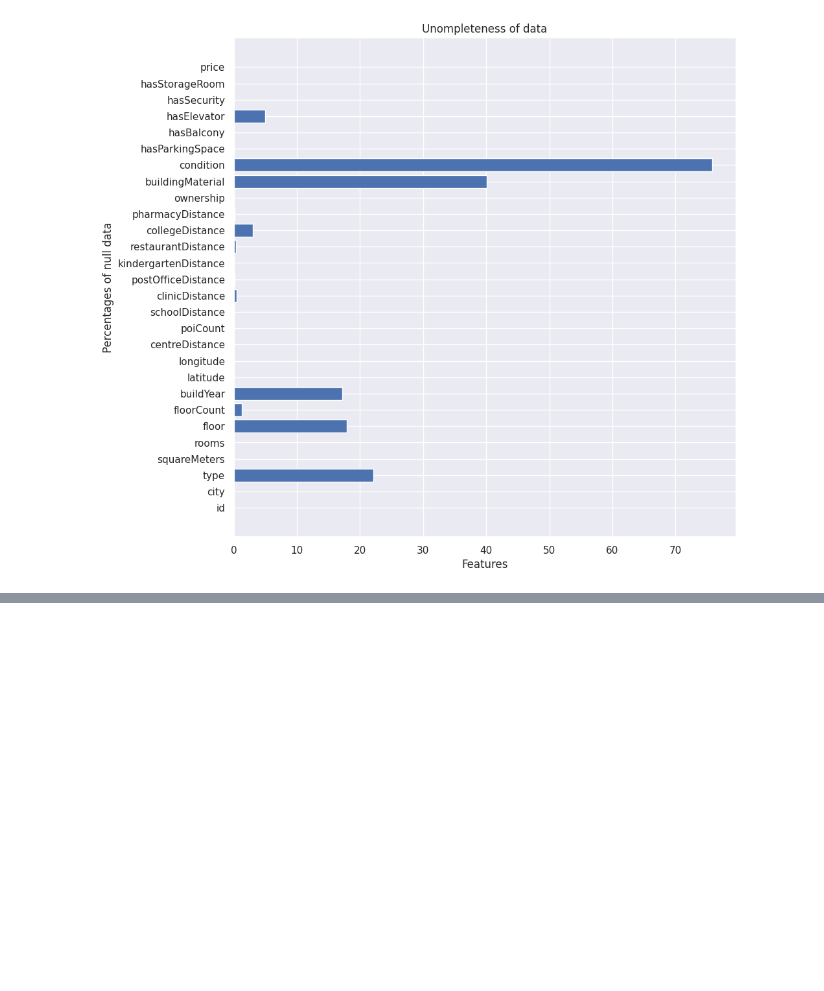
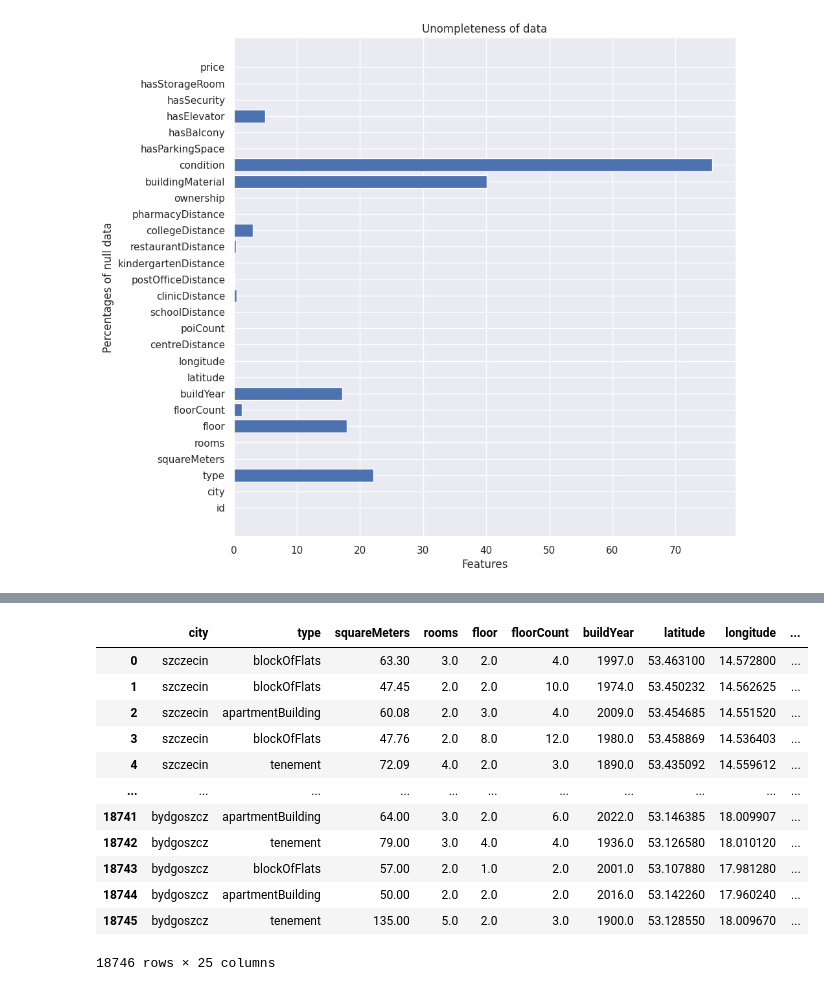
Before and after one commit to SzymonCisowski/PFML_Project, a Jupyter notebook: Projekt_PFML1.ipynb, the cells around one changed output, grey strips where cells are left out. Drawn from its saved outputs; the diff is of its cells as text; code cells hidden in the pictures; blank space fills up the shorter version.

```diff
--- a/Projekt_PFML1.ipynb
+++ b/Projekt_PFML1.ipynb
@@ -71,3 +71,13 @@ plt.ylabel('Percentages of null data')
 # %% [output]
 Text(0, 0.5, 'Percentages of null data')
 [figure]
+# %%
+from sklearn.preprocessing import LabelEncoder
+
+cat_cols = df.select_dtypes(['object']).columns
+cat_cols=cat_cols.drop(['type','city','ownership','id', 'condition', 'buildingMaterial'])
+
+df_cats = df[cat_cols].reset_index(drop=True)
+cat_cols
+df[df_cats.columns] = df[df_cats.columns].apply(LabelEncoder().fit_transform)
+df
@@ -74,3 +98,21 @@ Text(0, 0.5, 'Percentages of null data')
 # %%
-df.drop(['id', 'condition', 'buildingMaterial'], axis=1, inplace=True)
+#df.drop(['id', 'condition', 'buildingMaterial'], axis=1, inplace=True)
+df=df.drop([ 'condition', 'buildingMaterial'],axis=1).reset_index(drop='true')
 df = df.dropna()
+df=df.drop([ 'id'],axis=1).reset_index(drop='true')
+
+df
+# %% [output]
+|  | city | type | squareMeters | rooms | floor | floorCount | buildYear | latitude | longitude | ... |
+| 0 | szczecin | blockOfFlats | 63.30 | 3.0 | 2.0 | 4.0 | 1997.0 | 53.463100 | 14.572800 | ... |
+| 1 | szczecin | blockOfFlats | 47.45 | 2.0 | 2.0 | 10.0 | 1974.0 | 53.450232 | 14.562625 | ... |
+| 2 | szczecin | apartmentBuilding | 60.08 | 2.0 | 3.0 | 4.0 | 2009.0 | 53.454685 | 14.551520 | ... |
+| 3 | szczecin | blockOfFlats | 47.76 | 2.0 | 8.0 | 12.0 | 1980.0 | 53.458869 | 14.536403 | ... |
+| 4 | szczecin | tenement | 72.09 | 4.0 | 2.0 | 3.0 | 1890.0 | 53.435092 | 14.559612 | ... |
+| ... | ... | ... | ... | ... | ... | ... | ... | ... | ... | ... |
+| 18741 | bydgoszcz | apartmentBuilding | 64.00 | 3.0 | 2.0 | 6.0 | 2022.0 | 53.146385 | 18.009907 | ... |
+| 18742 | bydgoszcz | tenement | 79.00 | 3.0 | 4.0 | 4.0 | 1936.0 | 53.126580 | 18.010120 | ... |
+| 18743 | bydgoszcz | blockOfFlats | 57.00 | 2.0 | 1.0 | 2.0 | 2001.0 | 53.107880 | 17.981280 | ... |
+| 18744 | bydgoszcz | apartmentBuilding | 50.00 | 2.0 | 2.0 | 2.0 | 2016.0 | 53.142260 | 17.960240 | ... |
+| 18745 | bydgoszcz | tenement | 135.00 | 5.0 | 2.0 | 3.0 | 1900.0 | 53.128550 | 18.009670 | ... |
+18746 rows × 25 columns
```
Also changed, not shown: parts of 12 cells of this notebook.
